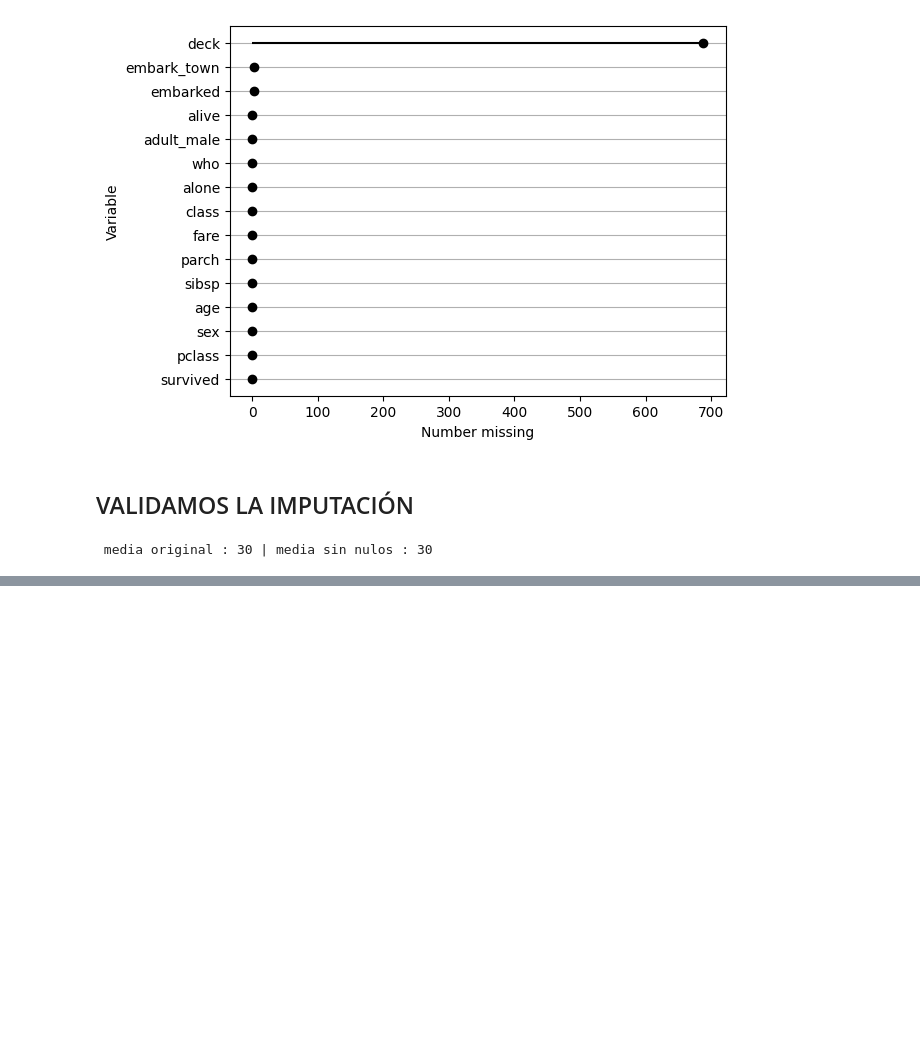
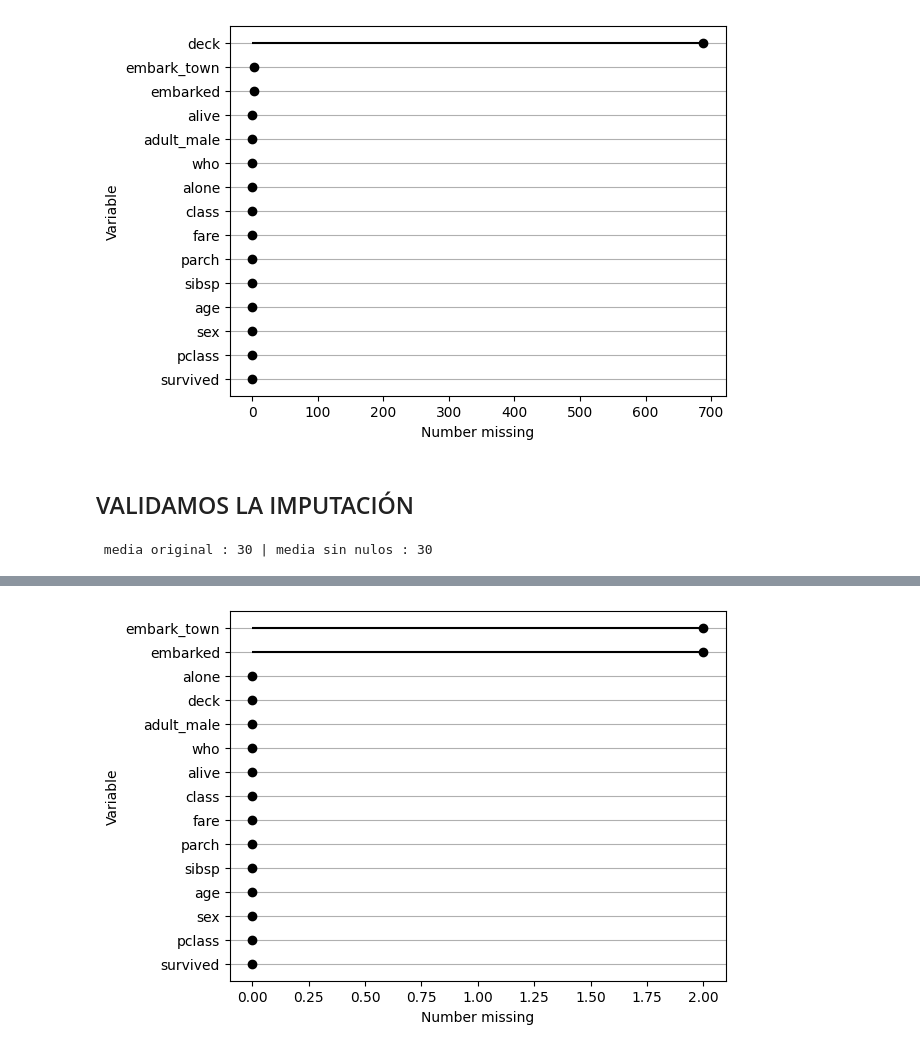
Before and after one commit to 12aptor/data-science-g4, a Jupyter notebook: dia3/4_imputacion_faltantes.ipynb, the cells around one changed output, grey strips where cells are left out. Drawn from its saved outputs; the diff is of its cells as text; code cells hidden in the pictures; blank space fills up the shorter version.

Commit message:
imptuacion bfill ffill

```diff
--- a/dia3/4_imputacion_faltantes.ipynb
+++ b/dia3/4_imputacion_faltantes.ipynb
@@ -70,0 +103,5 @@ print(f" media original : {round(df['age'].mean())} | media sin nulos : {round(d
+# %%
+df_deck = df_age_mean.copy()
+df_deck['deck'] = df_deck['deck'].bfill()
+df_deck['deck'] = df_deck['deck'].ffill()
+df_deck
@@ -70,0 +122,4 @@ print(f" media original : {round(df['age'].mean())} | media sin nulos : {round(d
+# %%
+df_deck.missing.missing_variable_plot()
+# %% [output]
+[figure, added]
```
Also changed, not shown: parts of 9 cells of this notebook.
